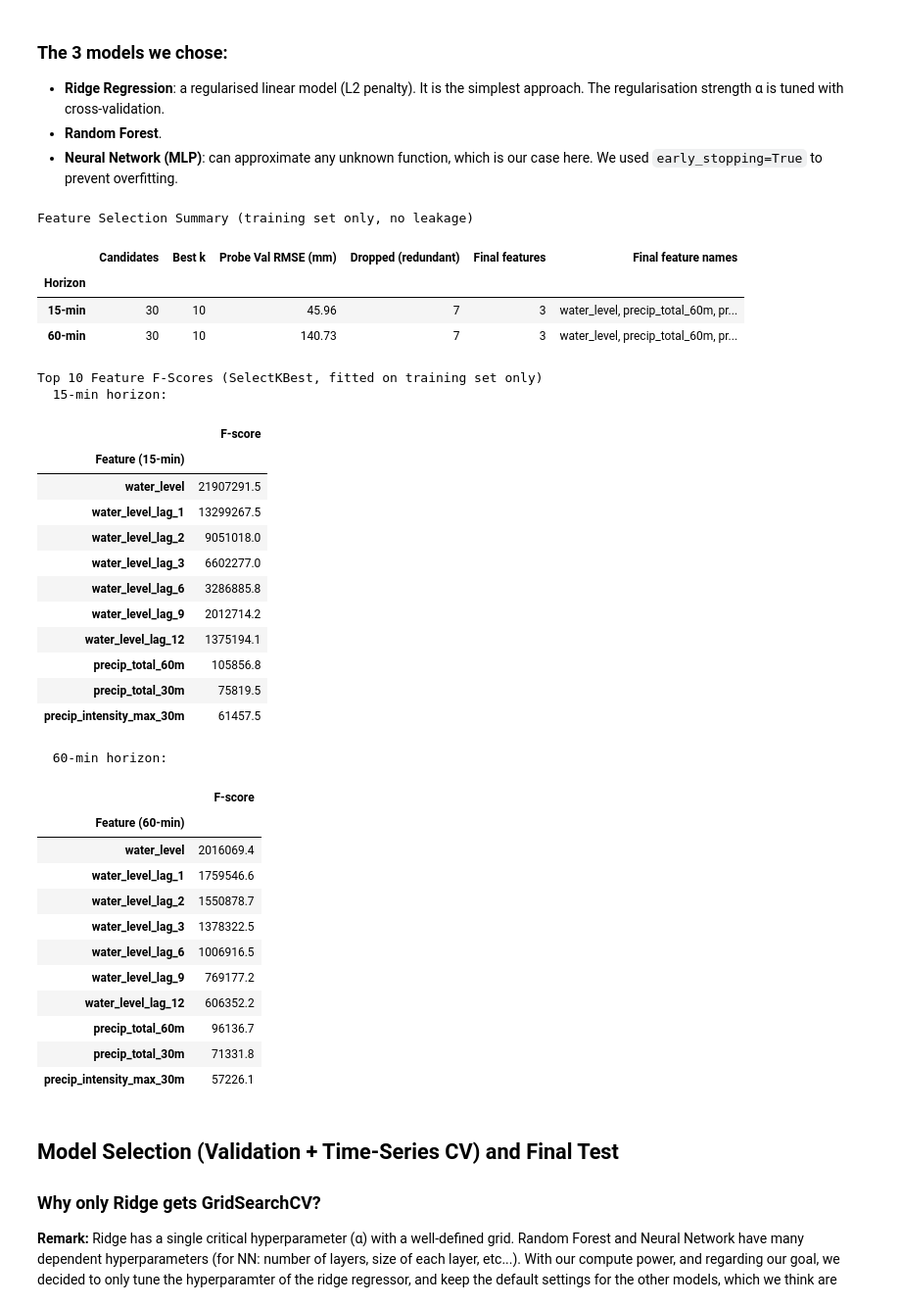
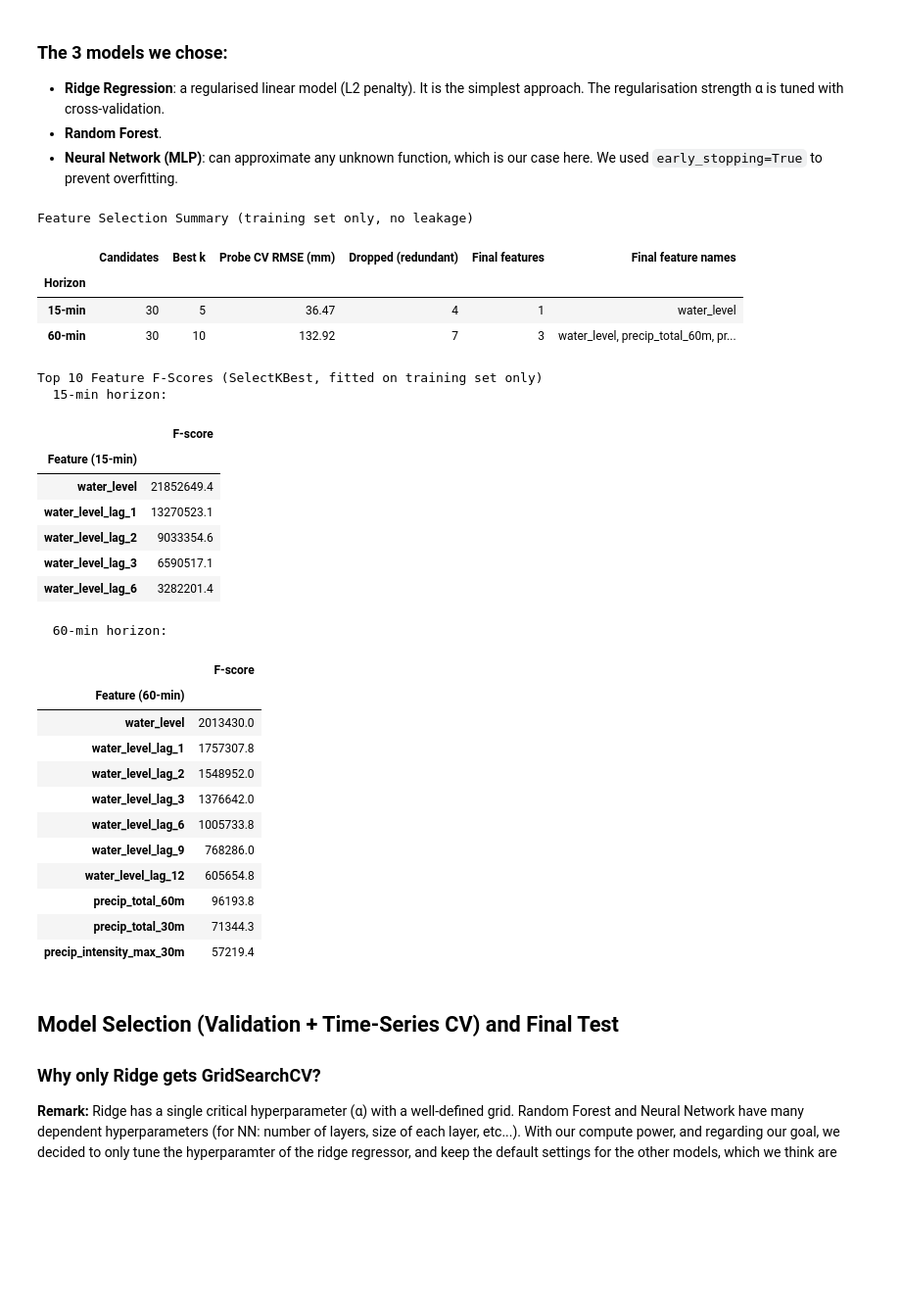
Before and after one commit to miirage-exe/overflow-prediction, a Jupyter notebook: project.ipynb, the cells around one changed output. Shown at 98% size. Saved outputs shown, nothing was run; the diff lists cells and outputs as text; code cells hidden in the pictures; blank space fills up the shorter version.

```diff
--- a/project.ipynb
+++ b/project.ipynb
@@ -499,7 +681,7 @@ import seaborn as sns
 import matplotlib.pyplot as plt
 from IPython.display import display
 
-def select_features_train_only(X_train, y_train, X_val, y_val, horizon_label, min_corr=0.05, k_grid=None, redundancy_threshold=0.90):
+def select_features_train_only(X_train, y_train, horizon_label, min_corr=0.05, k_grid=None, redundancy_threshold=0.90, cv_gap=12):
     if k_grid is None:
         k_grid = [5, 10, 15, 20]
 
@@ -510,7 +692,11 @@ def select_features_train_only(X_train, y_train, X_val, y_val, horizon_label, mi
     if len(candidate_features) < 5:
         candidate_features = corr_abs.head(min(20, len(corr_abs))).index.tolist()
 
-    # 2) Tune SelectKBest k on validation (selector fitted on training only)
+    # 2) Tune SelectKBest k using TimeSeriesSplit CV on training set only.
+    #    Keeping k-selection entirely within training avoids any information about
+    #    the validation set influencing the feature set, so validation metrics
+    #    remain an unbiased estimate of generalisation performance.
+    tscv = TimeSeriesSplit(n_splits=5, gap=cv_gap)
     valid_k = sorted({k for k in k_grid if 1 <= k <= len(candidate_features)})
     best = {'k': None, 'rmse': np.inf, 'features': None, 'scores': None}
 
@@ -525,12 +711,14 @@ def select_features_train_only(X_train, y_train, X_val, y_val, horizon_label, mi
             ('scaler', StandardScaler()),
             ('model', Ridge(alpha=1.0, random_state=random_state))
         ])
-        probe_model.fit(X_train[selected], y_train)
-        y_val_pred = probe_model.predict(X_val[selected])
-        val_rmse = np.sqrt(mean_squared_error(y_val, y_val_pred))
+        cv_scores = cross_val_score(
+            probe_model, X_train[selected], y_train,
+            cv=tscv, scoring='neg_root_mean_squared_error', n_jobs=-1
+        )
+        cv_rmse = -cv_scores.mean()
 
-        if val_rmse < best['rmse']:
-            best = {'k': k, 'rmse': val_rmse, 'features': selected, 'scores': scores}
+        if cv_rmse < best['rmse']:
+            best = {'k': k, 'rmse': cv_rmse, 'features': selected, 'scores': scores}
 
     # 3) Redundancy pruning (training-only, pairwise correlation among selected features)
     #    Water-level lags are highly auto-correlated (|r|>0.90), so only the most predictive
@@ -545,10 +733,10 @@ def select_features_train_only(X_train, y_train, X_val, y_val, horizon_label, mi
 
 
 selected_features_15, corr_15, scores_15, candidates_15, dropped_15, best_k_15, probe_rmse_15 = select_features_train_only(
-    X_train, y_train_15, X_val, y_val_15, "15-min"
+    X_train, y_train_15, "15-min", cv_gap=purge_gap
 )
 selected_features_60, corr_60, scores_60, candidates_60, dropped_60, best_k_60, probe_rmse_60 = select_features_train_only(
-    X_train, y_train_60, X_val, y_val_60, "60-min"
+    X_train, y_train_60, "60-min", cv_gap=purge_gap
 )
 
 # Project feature sets onto each split (no refitting on val/test)
@@ -563,11 +751,11 @@ X_test_60_sel  = X_test[selected_features_60]
 # ── Feature selection summary table ─────────────────────────────────────────
 summary_df = pd.DataFrame([
     {'Horizon': '15-min', 'Candidates': len(candidates_15), 'Best k': best_k_15,
-     'Probe Val RMSE (mm)': round(probe_rmse_15, 2), 'Dropped (redundant)': len(dropped_15),
+     'Probe CV RMSE (mm)': round(probe_rmse_15, 2), 'Dropped (redundant)': len(dropped_15),
      'Final features': len(selected_features_15),
      'Final feature names': ', '.join(selected_features_15)},
     {'Horizon': '60-min', 'Candidates': len(candidates_60), 'Best k': best_k_60,
-     'Probe Val RMSE (mm)': round(probe_rmse_60, 2), 'Dropped (redundant)': len(dropped_60),
+     'Probe CV RMSE (mm)': round(probe_rmse_60, 2), 'Dropped (redundant)': len(dropped_60),
      'Final features': len(selected_features_60),
      'Final feature names': ', '.join(selected_features_60)},
 ]).set_index('Horizon')
@@ -575,59 +763,54 @@ summary_df = pd.DataFrame([
 print("Feature Selection Summary (training set only, no leakage)")
 display(summary_df)
 
 # ── Top feature F-scores per horizon ────────────────────────────────────────
 top_n = 10
 print(f"\nTop {top_n} Feature F-Scores (SelectKBest, fitted on training set only)")
 for label, scores in [("15-min", scores_15), ("60-min", scores_60)]:
     tbl = pd.DataFrame({'F-score': scores.values[:top_n].round(1)}, index=scores.index[:top_n])
     tbl.index.name = f'Feature ({label})'
     print(f"  {label} horizon:")
     display(tbl)
 
 # Define pipelines (feature selection done above; scaler + model only)
 models = {
     "Ridge Regression": Ridge(random_state=random_state),
     "Random Forest":    RandomForestRegressor(random_state=random_state, n_jobs=-1),
     "Neural Network":   MLPRegressor(random_state=random_state, early_stopping=True)
 }
 
 pipelines = {
     name: Pipeline([('scaler', StandardScaler()), ('model', mdl)])
     for name, mdl in models.items()
 }
 # %% [output]
 Feature Selection Summary (training set only, no leakage)
-|  | Candidates | Best k | Probe Val RMSE (mm) | Dropped (redundant) | Final features | Final feature names |
+|  | Candidates | Best k | Probe CV RMSE (mm) | Dropped (redundant) | Final features | Final feature names |
 | Horizon |  |  |  |  |  |  |
-| 15-min | 30 | 10 | 45.96 | 7 | 3 | water_level, precip_total_60m, pr... |
-| 60-min | 30 | 10 | 140.73 | 7 | 3 | water_level, precip_total_60m, pr... |
+| 15-min | 30 | 5 | 36.47 | 4 | 1 | water_level |
+| 60-min | 30 | 10 | 132.92 | 7 | 3 | water_level, precip_total_60m, pr... |
 Top 10 Feature F-Scores (SelectKBest, fitted on training set only)
   15-min horizon:
 |  | F-score |
 | Feature (15-min) |  |
-| water_level | 21907291.5 |
-| water_level_lag_1 | 13299267.5 |
-| water_level_lag_2 | 9051018.0 |
-| water_level_lag_3 | 6602277.0 |
-| water_level_lag_6 | 3286885.8 |
-| water_level_lag_9 | 2012714.2 |
-| water_level_lag_12 | 1375194.1 |
-| precip_total_60m | 105856.8 |
-| precip_total_30m | 75819.5 |
-| precip_intensity_max_30m | 61457.5 |
+| water_level | 21852649.4 |
+| water_level_lag_1 | 13270523.1 |
+| water_level_lag_2 | 9033354.6 |
+| water_level_lag_3 | 6590517.1 |
+| water_level_lag_6 | 3282201.4 |
   60-min horizon:
 |  | F-score |
 | Feature (60-min) |  |
-| water_level | 2016069.4 |
-| water_level_lag_1 | 1759546.6 |
-| water_level_lag_2 | 1550878.7 |
-| water_level_lag_3 | 1378322.5 |
-| water_level_lag_6 | 1006916.5 |
-| water_level_lag_9 | 769177.2 |
-| water_level_lag_12 | 606352.2 |
-| precip_total_60m | 96136.7 |
-| precip_total_30m | 71331.8 |
-| precip_intensity_max_30m | 57226.1 |
+| water_level | 2013430.0 |
+| water_level_lag_1 | 1757307.8 |
+| water_level_lag_2 | 1548952.0 |
+| water_level_lag_3 | 1376642.0 |
+| water_level_lag_6 | 1005733.8 |
+| water_level_lag_9 | 768286.0 |
+| water_level_lag_12 | 605654.8 |
+| precip_total_60m | 96193.8 |
+| precip_total_30m | 71344.3 |
+| precip_intensity_max_30m | 57219.4 |
 # %% [markdown]
 ## Model Selection (Validation + Time-Series CV) and Final Test
 
```
Also changed, not shown: parts of 21 cells of this notebook.
